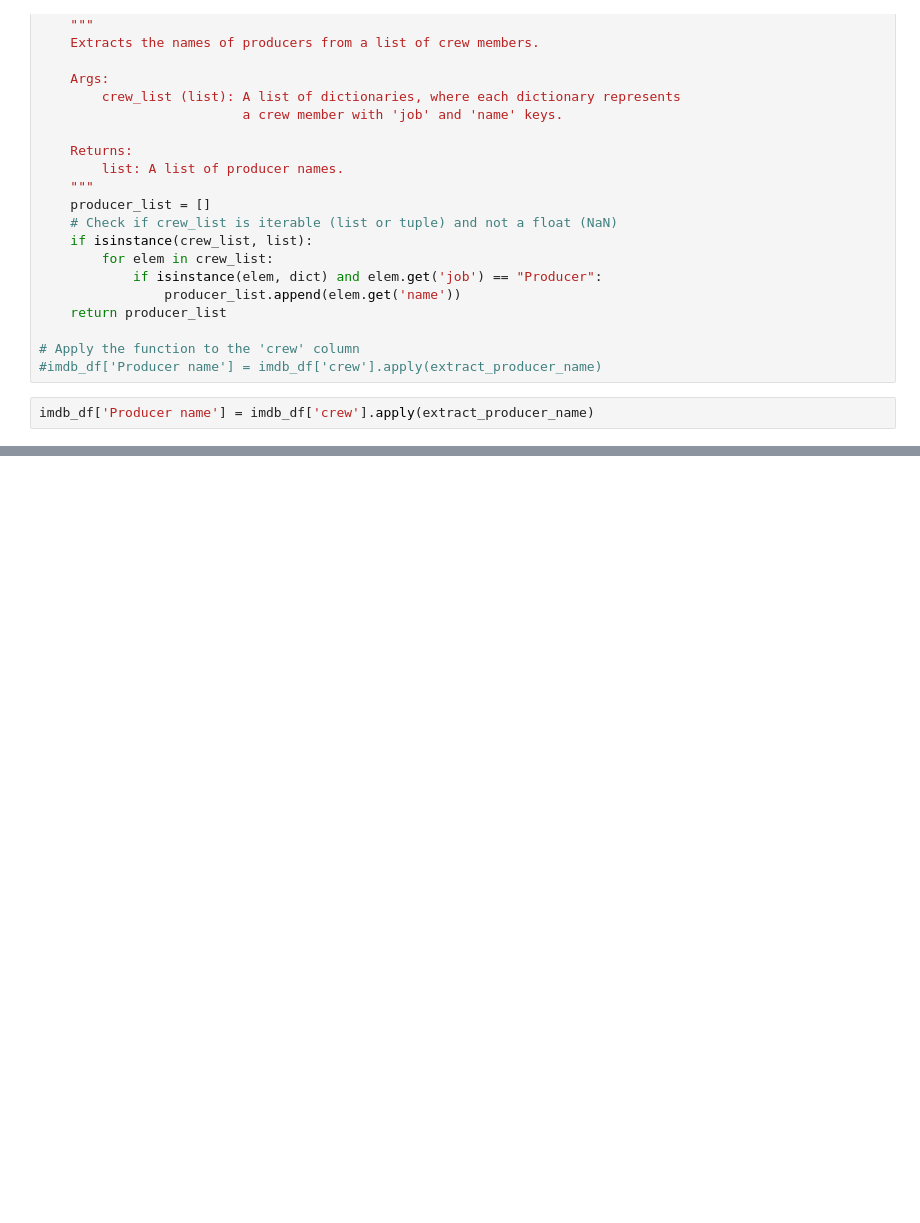
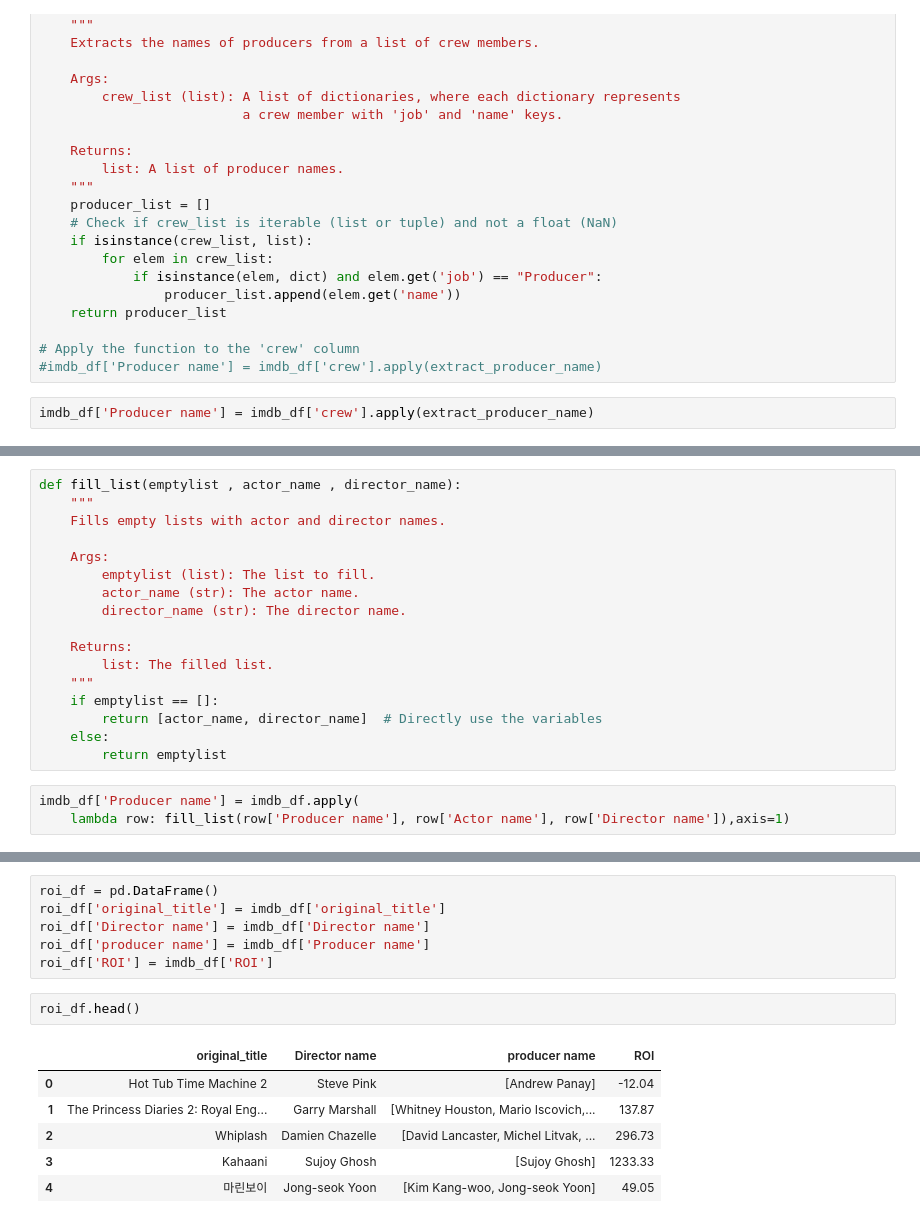
Before and after one commit to dil150898/daily-asignments, a Jupyter notebook: Assignment_Data_Wrangling.ipynb, the cells around one changed output, grey strips where cells are left out. Cells and saved outputs as stored; diff of their text form; blank space fills up the shorter version.

Commit message:
last question of data wrangling

```diff
--- a/Assignment_Data_Wrangling.ipynb
+++ b/Assignment_Data_Wrangling.ipynb
@@ -519,0 +574,20 @@ imdb_df.loc[170 :175 , 'Producer name']
+# %%
+def fill_list(emptylist , actor_name , director_name):
+    """
+    Fills empty lists with actor and director names.
+
+    Args:
+        emptylist (list): The list to fill.
+        actor_name (str): The actor name.
+        director_name (str): The director name.
+
+    Returns:
+        list: The filled list.
+    """
+    if emptylist == []:
+        return [actor_name, director_name]  # Directly use the variables
+    else:
+        return emptylist
+# %%
+imdb_df['Producer name'] = imdb_df.apply(
+    lambda row: fill_list(row['Producer name'], row['Actor name'], row['Director name']),axis=1)
@@ -521,0 +616,15 @@ imdb_df.columns
+# %%
+roi_df = pd.DataFrame()
+roi_df['original_title'] = imdb_df['original_title']
+roi_df['Director name'] = imdb_df['Director name']
+roi_df['producer name'] = imdb_df['Producer name']
+roi_df['ROI'] = imdb_df['ROI']
+# %%
+roi_df.head()
+# %% [output]
+|  | original_title | Director name | producer name | ROI |
+| 0 | Hot Tub Time Machine 2 | Steve Pink | [Andrew Panay] | -12.04 |
+| 1 | The Princess Diaries 2: Royal Eng... | Garry Marshall | [Whitney Houston, Mario Iscovich,... | 137.87 |
+| 2 | Whiplash | Damien Chazelle | [David Lancaster, Michel Litvak, ... | 296.73 |
+| 3 | Kahaani | Sujoy Ghosh | [Sujoy Ghosh] | 1233.33 |
+| 4 | 마린보이 | Jong-seok Yoon | [Kim Kang-woo, Jong-seok Yoon] | 49.05 |
```
Also changed, not shown: parts of 26 cells of this notebook.
